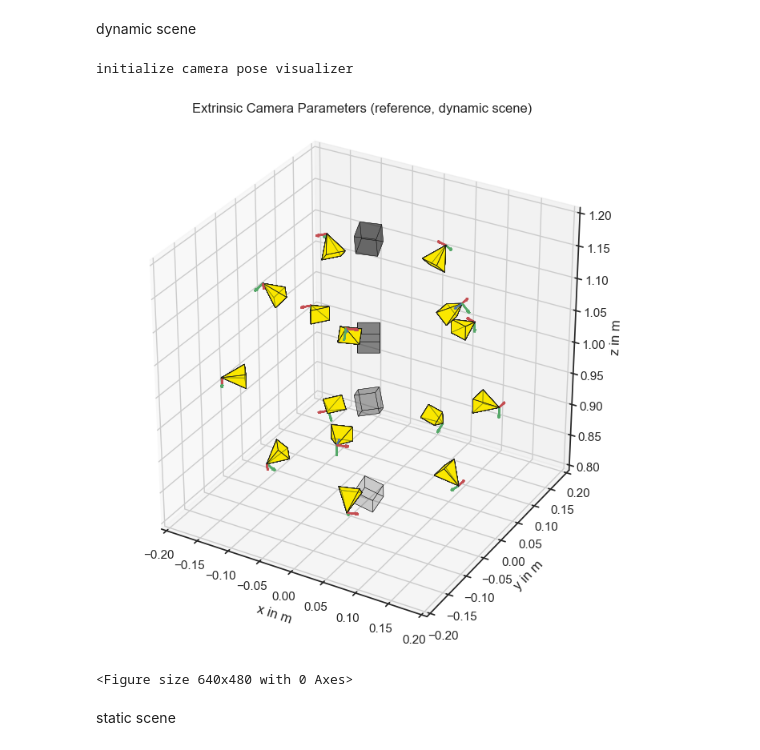
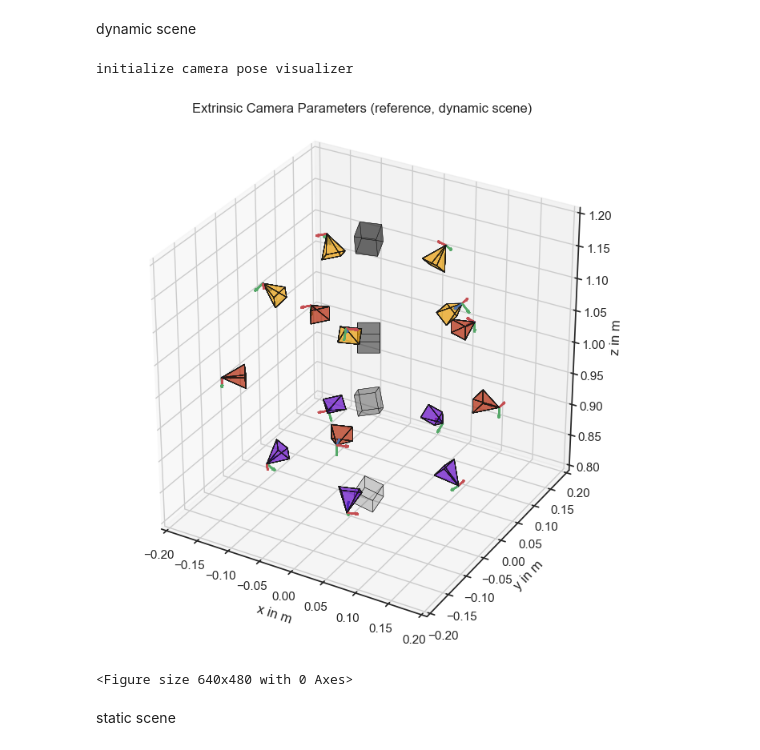
Before and after one commit to tobiashead/synthetic-pipeline-for-3d-reconstruction-of-falling-particles, a Jupyter notebook: pipeline_evaluation.ipynb, the cells around one changed output. Drawn from its saved outputs; the diff is of its cells as text; code cells hidden in the pictures.

```diff
--- a/pipeline_evaluation.ipynb
+++ b/pipeline_evaluation.ipynb
@@ -232,16 +236,16 @@ dynamic scene
 # %%
 if obj_moving:
     importlib.reload(sys.modules['src.camera_pose_visualizer']) if 'src.camera_pose_visualizer' in sys.modules else None
     from src.camera_pose_visualizer import CameraPoseVisualizer
     visualizer = CameraPoseVisualizer([-0.2, 0.2], [-0.2, 0.2], [0.8, 1.2])
-    visualizer.load_cameras(cams_ref,focal_length,aspect_ratio,sensor_width,scale=2,alpha=0.5,DrawCoordSystem=True,colormap='gnuplot',static_scene=False)
+    visualizer.load_cameras(cams_ref,focal_length,aspect_ratio,sensor_width,scale=2,alpha=0.05,DrawCoordSystem=True,colormap='gnuplot',static_scene=False,color_based_on_height=True)
     visualizer.load_cube(cams_ref)
     visualizer.show('Extrinsic Camera Parameters (reference, dynamic scene)')
     path = evaluation_path / "Extrinsics_cams_reference"
     visualizer.save(path)
 # %% [output]
 initialize camera pose visualizer
-[figure, old version]
+[figure, new version]
 <Figure size 640x480 with 0 Axes>
 # %% [markdown]
 static scene
```
Also changed, not shown: parts of 9 cells of this notebook, 3 other files.
